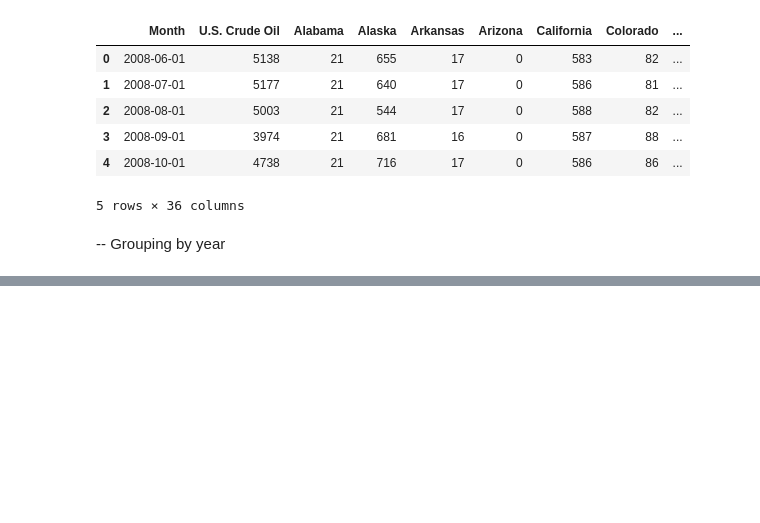
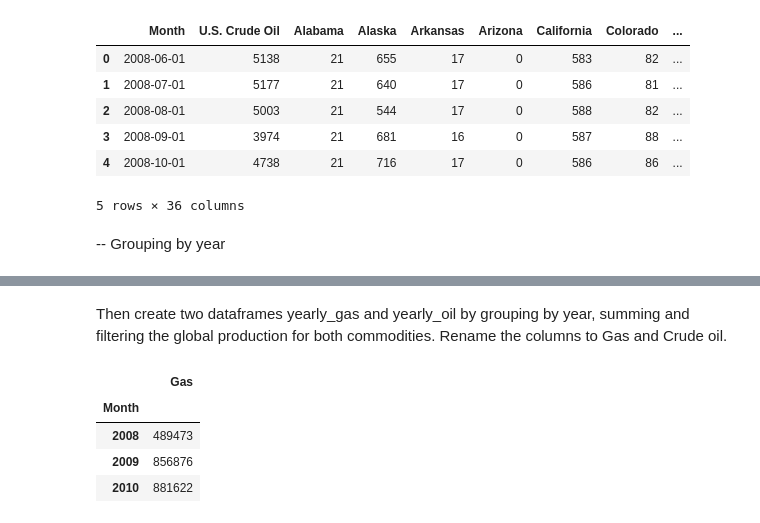
Before and after one commit to vivimtz888/LW-Data-Science, a Jupyter notebook: us-oil-and-gas-production/Exercise.ipynb, the cells around one changed output, grey strips where cells are left out. Drawn from its saved outputs; the diff is of its cells as text; code cells hidden in the pictures; blank space fills up the shorter version.

```diff
--- a/us-oil-and-gas-production/Exercise.ipynb
+++ b/us-oil-and-gas-production/Exercise.ipynb
@@ -159,3 +159,15 @@ yearly_oil_df
 | 2016 | 1070085 | 105900 | 26999 | 7984 | 18722 | 39990 | 60613 | 45077 | ... |
 | 2017 | 1090730 | 106969 | 23050 | 7247 | 17069 | 35592 | 56410 | 52609 | ... |
 | 2018 | 587058 | 54887 | 9991 | 3372 | 8129 | 15408 | 28696 | 28173 | ... |
+# %% [markdown]
+Then create two dataframes yearly_gas and yearly_oil by grouping by year, summing and filtering the global production for both commodities. Rename the columns to Gas and Crude oil.
+# %%
+yearly_gas = gas_df.groupby(gas_df['Month'].dt.year).sum().filter(items=['U.S.'])
+yearly_gas.columns = [ 'Gas' ]
+yearly_gas.head(3)
+# %% [output]
+|  | Gas |
+| Month |  |
+| 2008 | 489473 |
+| 2009 | 856876 |
+| 2010 | 881622 |
```
Also changed, not shown: parts of 5 cells of this notebook.
